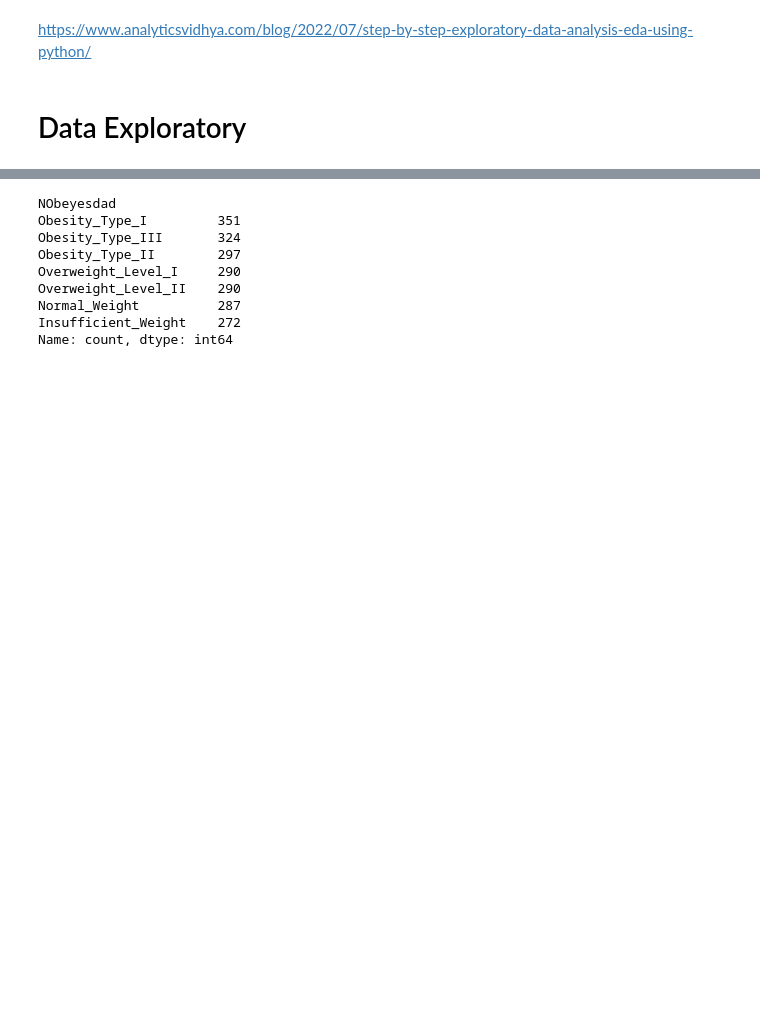
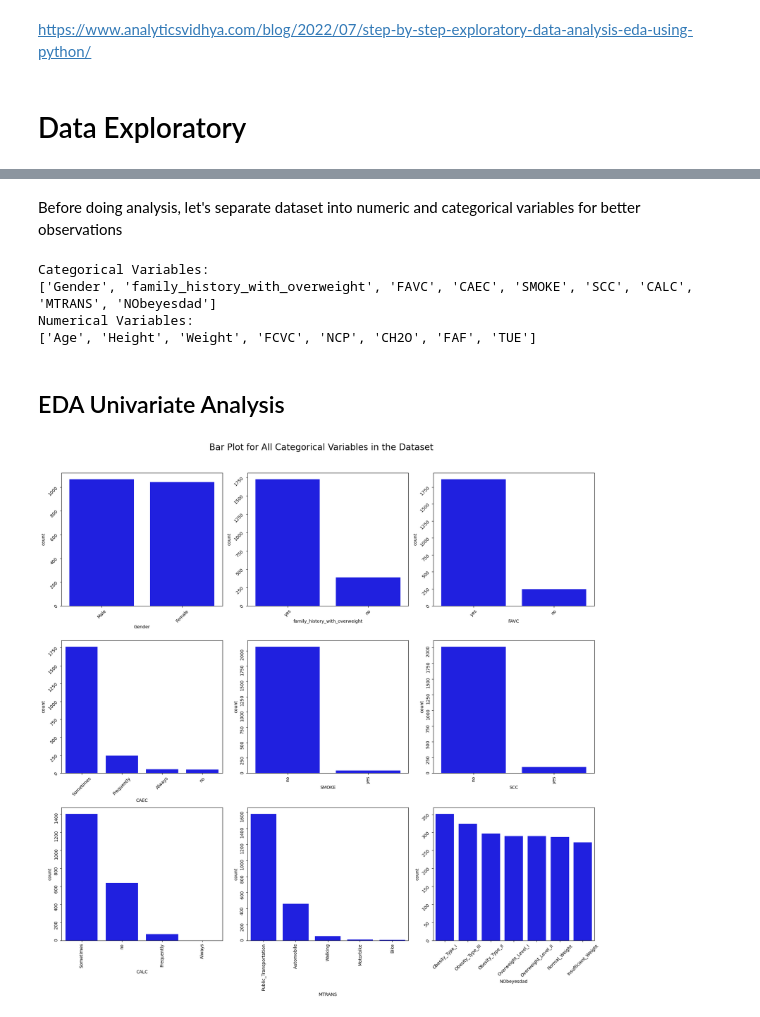
Before and after one commit to dang-nguyendd/ds_data_modelling, a Jupyter notebook: s3759957.ipynb, the cells around one changed output, grey strips where cells are left out. Cells and saved outputs as stored; diff of their text form; code cells hidden in the pictures; blank space fills up the shorter version.

```diff
--- a/s3759957.ipynb
+++ b/s3759957.ipynb
@@ -147,15 +138,57 @@ df.describe(include='all')
 | 50% | NaN | 22.777890 | 1.700499 | 83.000000 | NaN | NaN | 2.385502 | 3.000000 | NaN | NaN | ... |
 | 75% | NaN | 26.000000 | 1.768464 | 107.430682 | NaN | NaN | 3.000000 | 3.000000 | NaN | NaN | ... |
 | max | NaN | 61.000000 | 1.980000 | 173.000000 | NaN | NaN | 3.000000 | 4.000000 | NaN | NaN | ... |
-# %%
-df['NObeyesdad'].value_counts()
-# %% [output]
-NObeyesdad
-Obesity_Type_I         351
-Obesity_Type_III       324
-Obesity_Type_II        297
-Overweight_Level_I     290
-Overweight_Level_II    290
-Normal_Weight          287
-Insufficient_Weight    272
-Name: count, dtype: int64
+# %% [markdown]
+Before doing analysis, let's separate dataset into numeric and categorical variables for better observations
+# %%
+cat_cols=df.select_dtypes(include=['object']).columns.to_list()
+num_cols = df.select_dtypes(include=np.number).columns.tolist()
+print("Categorical Variables:")
+print(cat_cols)
+print("Numerical Variables:")
+print(num_cols)
+# %% [output]
+Categorical Variables:
+['Gender', 'family_history_with_overweight', 'FAVC', 'CAEC', 'SMOKE', 'SCC', 'CALC', 'MTRANS', 'NObeyesdad']
+Numerical Variables:
+['Age', 'Height', 'Weight', 'FCVC', 'NCP', 'CH2O', 'FAF', 'TUE']
+# %% [markdown]
+## EDA Univariate Analysis
+# %%
+for col in num_cols:
+    print(col)
+    print('Skew :', round(df[col].skew(), 2))
+    plt.figure(figsize = (15, 4))
+    plt.subplot(1, 2, 1)
+    df[col].hist(grid=False)
+    plt.ylabel('count')
+    plt.subplot(1, 2, 2)
+    sns.boxplot(x=df[col])
+    plt.show()
+# %%
+# Create a 3x3 grid for 9 subplots
+fig, axes = plt.subplots(3, 3, figsize=(18, 18))
+
+# Set the title for the entire figure
+fig.suptitle('Bar Plot for All Categorical Variables in the Dataset', fontsize=20)
+
+# Loop through the variables and plot them
+for i, var in enumerate(cat_cols):
+    row = i // 3
+    col = i % 3
+    sns.countplot(ax=axes[row, col], x=var, data=df, color='blue',
+                  order=df[var].value_counts().index)
+
+    # Rotate x-axis labels for better readability, depending on the axis
+    if var in ['SMOKE', 'SCC', 'CALC', 'MTRANS']:
+        axes[row, col].tick_params(labelrotation=90)
+    else:
+        axes[row, col].tick_params(labelrotation=45)
+
+# Adjust layout to prevent overlap of titles and labels
+plt.tight_layout(rect=[0, 0, 1, 0.96])
+
+# Show the plot
+plt.show()
+# %% [output]
+[figure, added]
```
Also changed, not shown: parts of 11 cells of this notebook.
